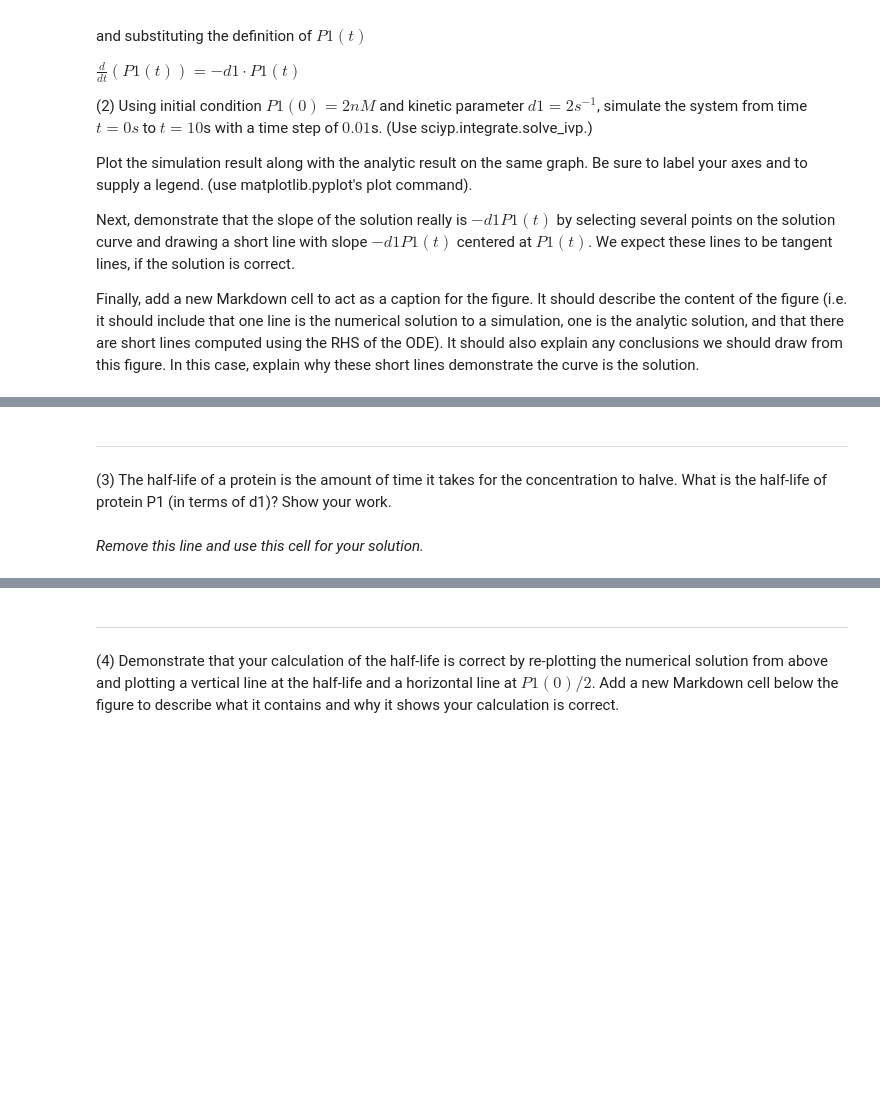
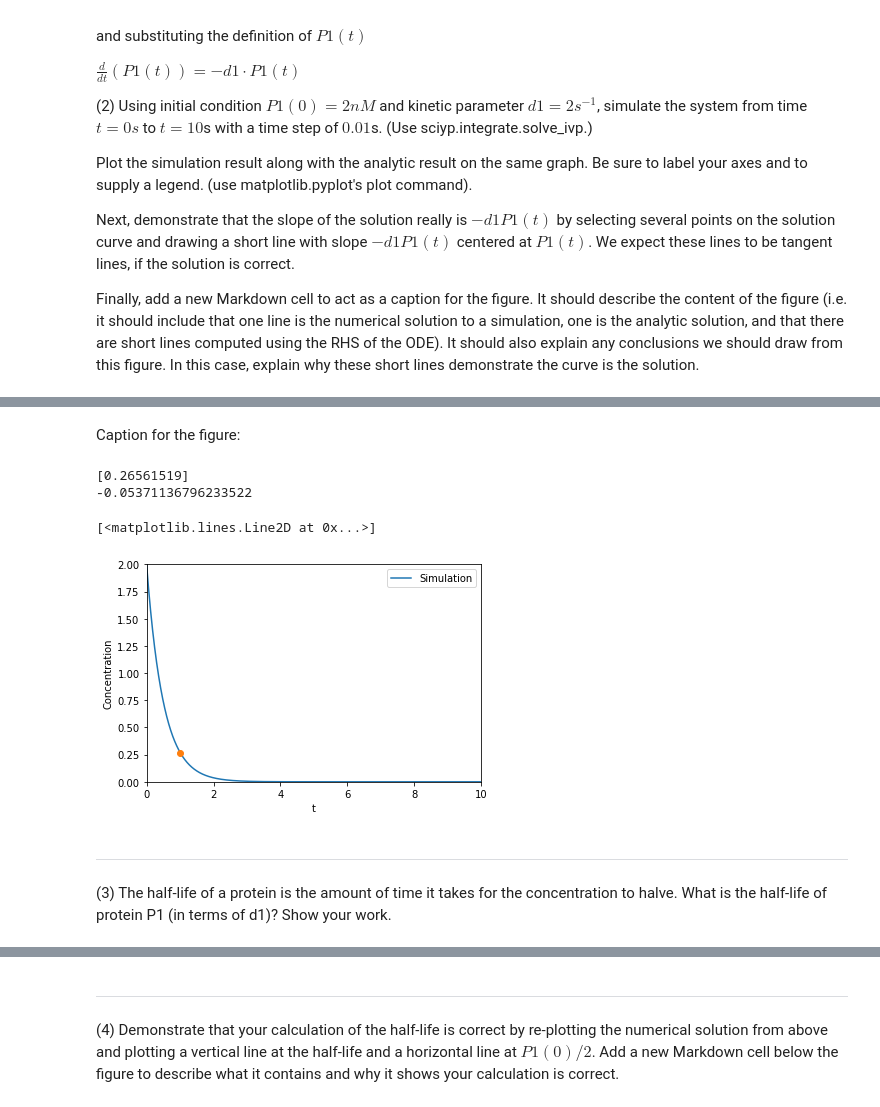
Before and after one commit to imhurl23/CS341, a Jupyter notebook: Project1.ipynb, the cells around one changed output, grey strips where cells are left out. Drawn from its saved outputs; the diff is of its cells as text; code cells hidden in the pictures; blank space fills up the shorter version.

```diff
--- a/Project1.ipynb
+++ b/Project1.ipynb
@@ -53,7 +91,53 @@ hi
+# %% [markdown]
+Caption for the figure:
+# %%
+#Demonstrate Slope of the Solution
+import matplotlib.pyplot as plt
+
+def point_slope_to_seg(slope, point):
+    b = -slope*(point[0]) - point[1]
+    def line(x):
+        return slope*(x) + b
+    pt1 = (point[0]+.25, line(point[0]+.25))
+    pt2 = (point[0]-.25, line(point[0]-.25))
+    return ([pt1,pt2])
+plt.plot( sol.t, sol.y.T) # linewidth for visualization
+plt.xlabel("t")
+plt.ylabel("Concentration")
+plt.legend(["Simulation"])
+plt.xlim([0,10])
+plt.ylim([0,2])
+
+velocity = np.divide(np.diff(sol.y[0,:-1].T),(sol.t[10]-sol.t[0]))
+# print(sol.y[0,:-1].shape)
+# print(velocity.shape)
+
+
+# for i in range(1,2):
+#     t_pt = (int)(0.20*(i)*1000)-1
+#     slope = velocity[t_pt]
+#     print(slope,t_pt,sol.y.T[t_pt])
+#     pts = point_slope_to_seg(0,(t_pt,sol.y.T[t_pt][0]))
+
+#     plt.plot(pts[0],pts[1])
+
+s = velocity[100]
+pt = sol.y.T[101]
+print(pt)
+print(s)
+plt.plot(100*.01,pt, marker = "o")
+
+
+pts = point_slope_to_seg(s,(100*.01,sol.y.T[101][0]))
+plt.plot(pts[0][0],pts[0][1], marker = '*')
+plt.plot(pts[0][0],pts[0][1])
+# %% [output]
+[0.26561519]
+-0.05371136796233522
+[<matplotlib.lines.Line2D at 0x...>]
+[figure, added]
 # %% [markdown]
 <hr style="border:2px solid gray"> </hr>
 
 (3) The half-life of a protein is the amount of time it takes for the concentration
 to halve. What is the half-life of protein P1 (in terms of d1)? Show your work.
-# %% [markdown]
-*Remove this line and use this cell for your solution.*
```
Also changed, not shown: parts of 13 cells of this notebook.
